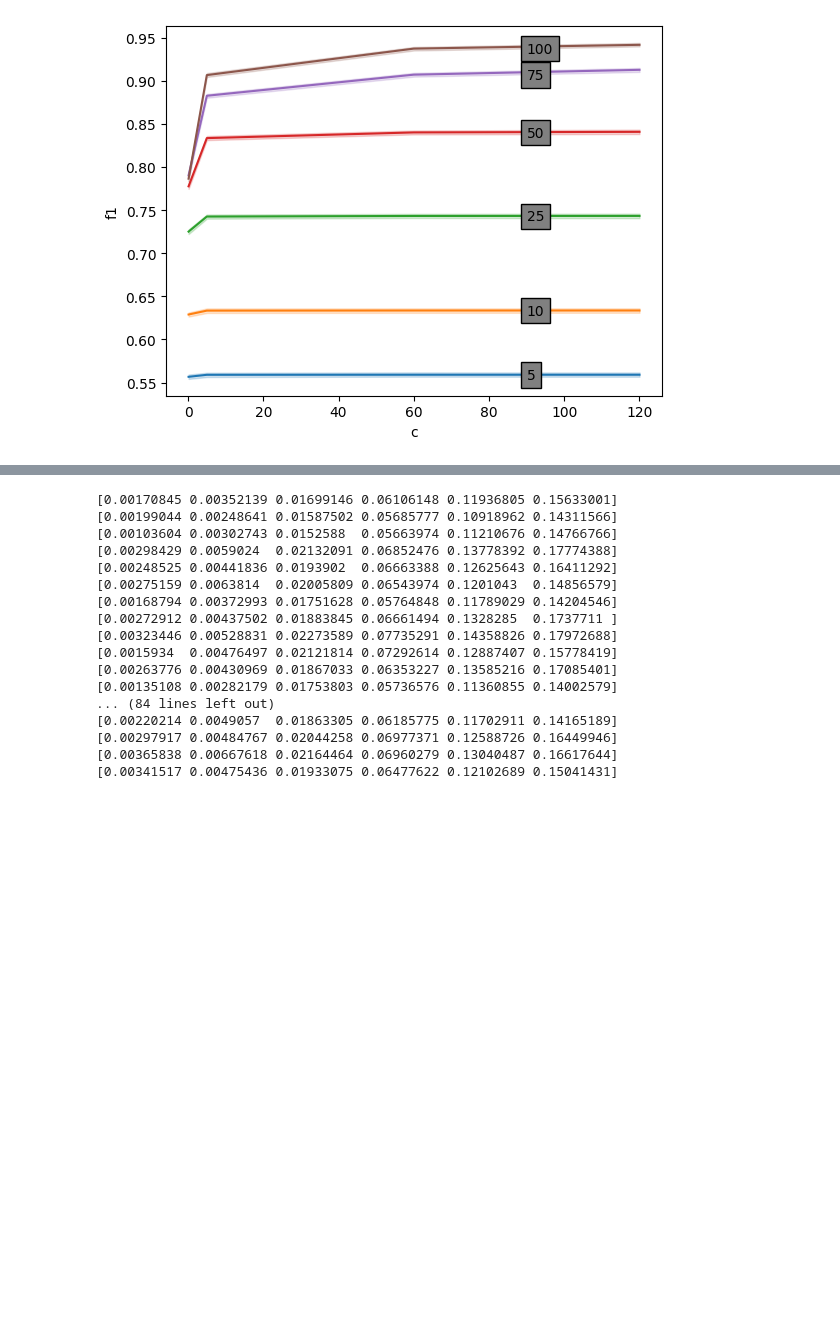
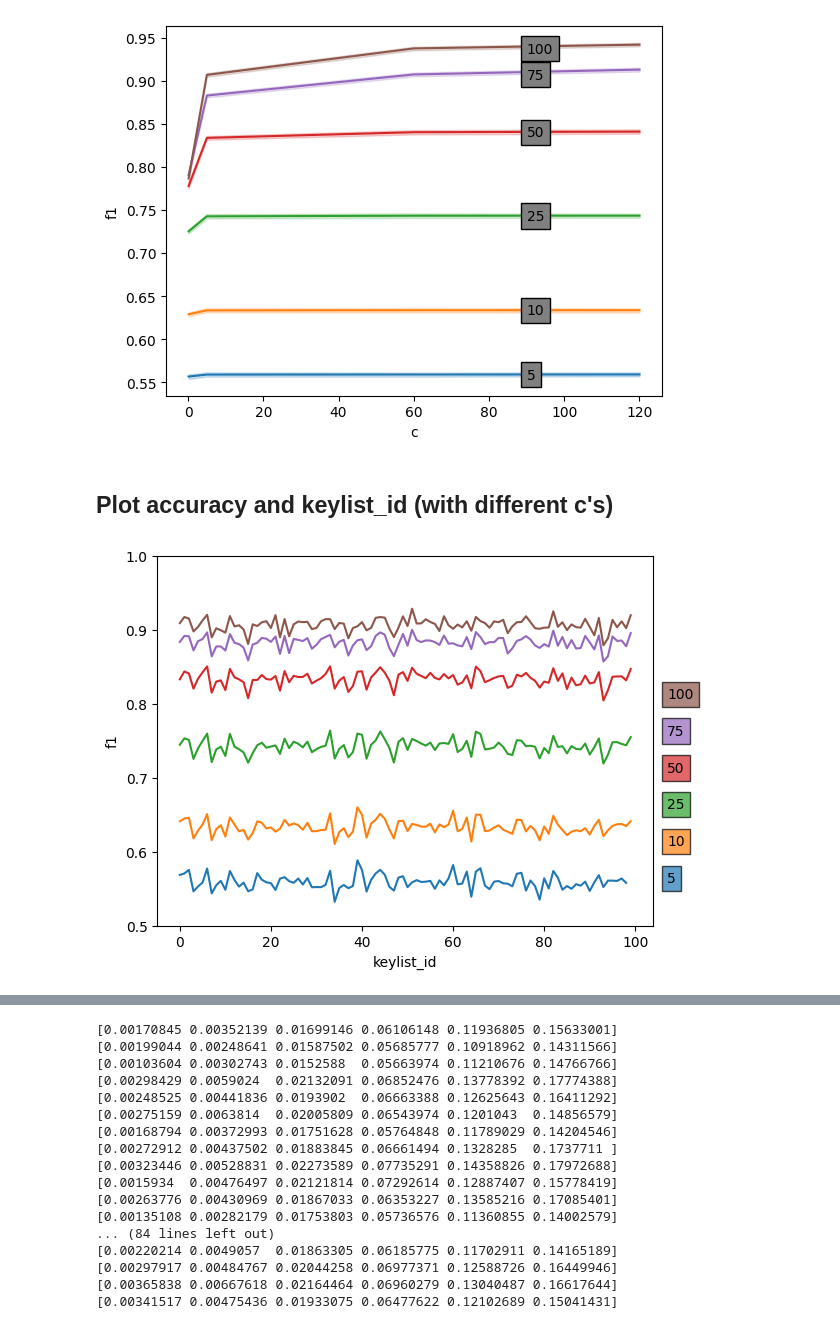
Before and after one commit to TurkuNLP/TCBC_feature_analysis, a Jupyter notebook: StudyTestResults.ipynb, the cells around one changed output, grey strips where cells are left out. Drawn from its saved outputs; the diff is of its cells as text; code cells hidden in the pictures; blank space fills up the shorter version.

```diff
--- a/StudyTestResults.ipynb
+++ b/StudyTestResults.ipynb
@@ -95,6 +95,28 @@ def getLineplot():
 getLineplot()
 # %% [output]
 [figure]
+# %% [markdown]
+## Plot accuracy and keylist_id (with different c's)
+# %%
+def getLineplotKeylists(c_val):
+    start = 0
+    increment = 0.05
+    for sniplen in SNIPPET_LENS:
+        snip_df = param_df[(param_df['sniplen'] == sniplen) & (param_df['c'] == c_val)]
+        ax = sns.lineplot(data=snip_df, x='keylist_id', y='f1', estimator='mean', errorbar=('ci', 99), n_boot=1000)
+        ax.set_ylim(0.5, 1)
+        if sniplen == 5:
+            start = ax.lines[-1].get_ydata()[-1]-increment
+        ax.text(107, start+increment, sniplen, bbox=dict(facecolor=ax.lines[-1].get_color(), alpha=0.7))
+        start += increment
+    lbls = []
+    for l in SNIPPET_LENS:
+        lbls.append(str(l))
+        lbls.append(str(l)+"_99%_ci")
+# %%
+getLineplotKeylists(5)
+# %% [output]
+[figure, added]
 # %%
 keylist_diffs = []
 maxss = []
```
Also changed, not shown: parts of 2 cells of this notebook, 3 other files.
